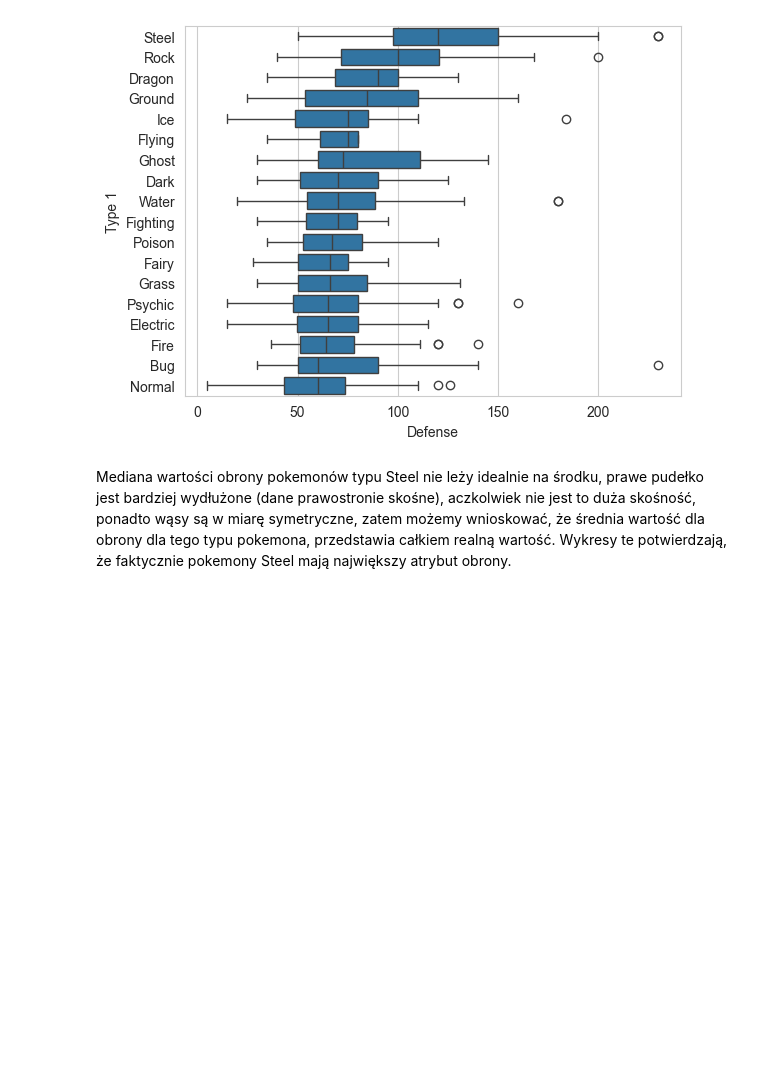
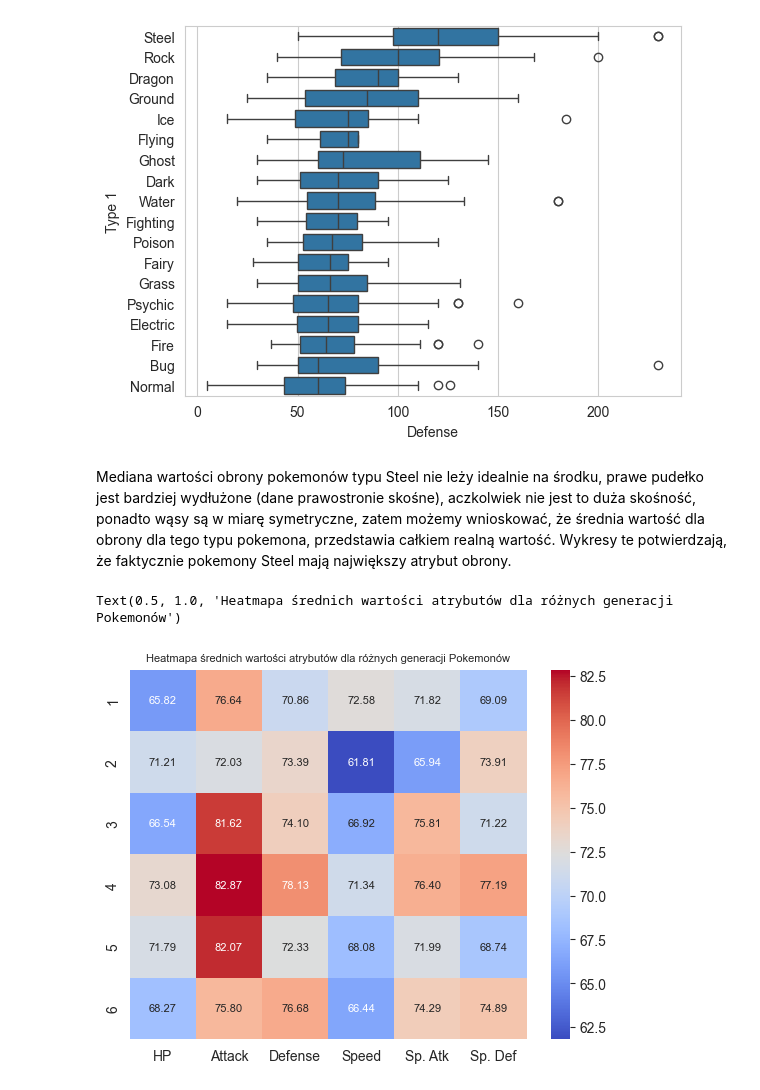
Before and after one commit to Kubix-commits/Wizualizacja-Danych, a Jupyter notebook: Projekt - wizualizacja/Wizualizacja danych.ipynb, the cells around one changed output. Drawn from its saved outputs; the diff is of its cells as text; code cells hidden in the pictures; blank space fills up the shorter version.

Commit message:
heatmapa srednich per generacja

```diff
--- a/Projekt - wizualizacja/Wizualizacja danych.ipynb
+++ b/Projekt - wizualizacja/Wizualizacja danych.ipynb
@@ -240,3 +240,10 @@ sns.boxplot(data=dane, y="Type 1", x="Defense", order=dane.groupby('Type 1')['De
 [figure]
 # %% [markdown]
 Mediana wartości obrony pokemonów typu Steel nie leży idealnie na środku, prawe pudełko jest bardziej wydłużone (dane prawostronie skośne), aczkolwiek nie jest to duża skośność, ponadto wąsy są w miarę symetryczne, zatem możemy wnioskować, że średnia wartość dla obrony dla tego typu pokemona, przedstawia całkiem realną wartość. Wykresy te potwierdzają, że faktycznie pokemony Steel mają największy atrybut obrony.
+# %%
+srednie_dane_per_generacja = dane.groupby('Generation')[zmienne_wplywajace_na_total].mean().reset_index()
+sns.heatmap(srednie_dane_per_generacja[['HP', 'Attack', 'Defense', 'Speed', 'Sp. Atk', 'Sp. Def']], yticklabels=srednie_dane_per_generacja['Generation'], xticklabels=True, cmap='coolwarm', fmt=".2f", annot=True, annot_kws={"size": 8})
+plt.title("Heatmapa średnich wartości atrybutów dla różnych generacji Pokemonów", fontsize=8)
+# %% [output]
+Text(0.5, 1.0, 'Heatmapa średnich wartości atrybutów dla różnych generacji Pokemonów')
+[figure, added]
```
